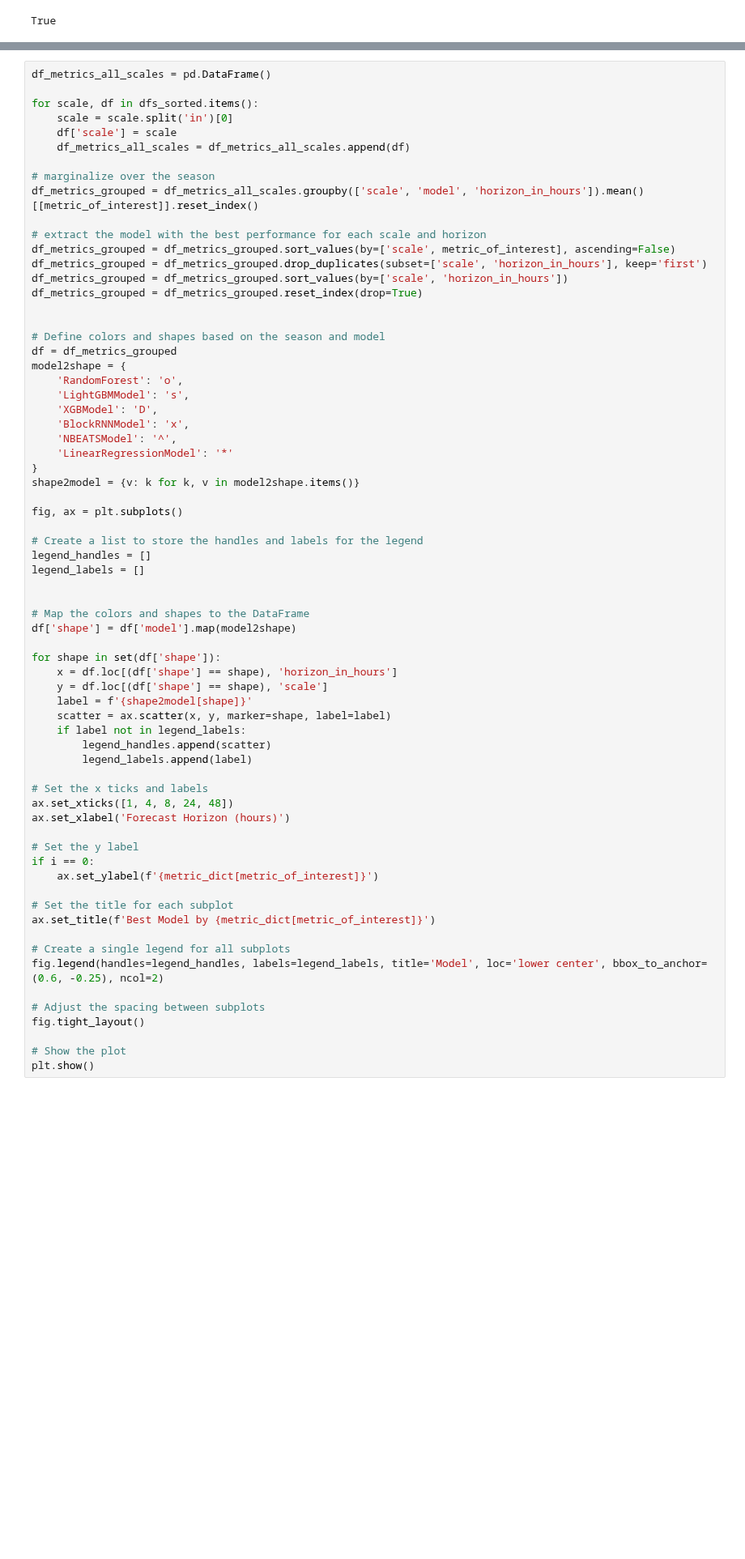
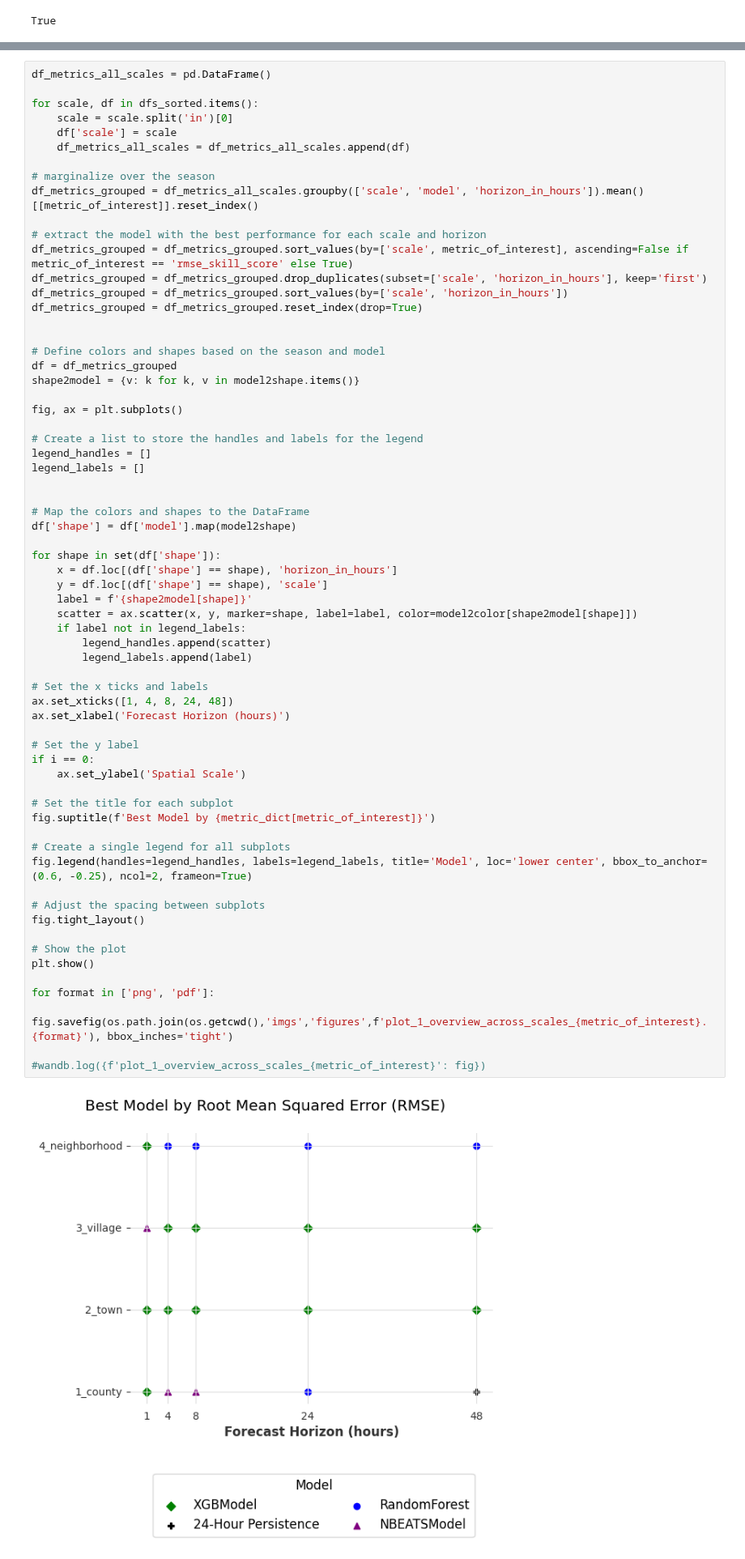
Before and after one commit to tsbyq/WattCast, a Jupyter notebook: bin/results_synthesis.ipynb, the cells around one changed output, grey strips where cells are left out. Shown at 81% size. Drawn from its saved outputs; the diff is of its cells as text; blank space fills up the shorter version.

```diff
--- a/bin/results_synthesis.ipynb
+++ b/bin/results_synthesis.ipynb
@@ -345,7 +352,7 @@ for scale, df in dfs_sorted.items():
 df_metrics_grouped = df_metrics_all_scales.groupby(['scale', 'model', 'horizon_in_hours']).mean()[[metric_of_interest]].reset_index()
 
 # extract the model with the best performance for each scale and horizon
-df_metrics_grouped = df_metrics_grouped.sort_values(by=['scale', metric_of_interest], ascending=False)
+df_metrics_grouped = df_metrics_grouped.sort_values(by=['scale', metric_of_interest], ascending=False if metric_of_interest == 'rmse_skill_score' else True)
 df_metrics_grouped = df_metrics_grouped.drop_duplicates(subset=['scale', 'horizon_in_hours'], keep='first')
 df_metrics_grouped = df_metrics_grouped.sort_values(by=['scale', 'horizon_in_hours'])
 df_metrics_grouped = df_metrics_grouped.reset_index(drop=True)
@@ -353,14 +360,6 @@ df_metrics_grouped = df_metrics_grouped.reset_index(drop=True)
 
 # Define colors and shapes based on the season and model
 df = df_metrics_grouped
-model2shape = {
-    'RandomForest': 'o',
-    'LightGBMModel': 's',
-    'XGBModel': 'D',
-    'BlockRNNModel': 'x',
-    'NBEATSModel': '^',
-    'LinearRegressionModel': '*'
-}
 shape2model = {v: k for k, v in model2shape.items()}
 
 fig, ax = plt.subplots()
@@ -370,34 +369,41 @@ legend_handles = []
 legend_labels = []
 
 
 # Map the colors and shapes to the DataFrame
 df['shape'] = df['model'].map(model2shape)
 
 for shape in set(df['shape']):
     x = df.loc[(df['shape'] == shape), 'horizon_in_hours']
     y = df.loc[(df['shape'] == shape), 'scale']
     label = f'{shape2model[shape]}'
-    scatter = ax.scatter(x, y, marker=shape, label=label)
+    scatter = ax.scatter(x, y, marker=shape, label=label, color=model2color[shape2model[shape]])
     if label not in legend_labels:
         legend_handles.append(scatter)
         legend_labels.append(label)
 
 # Set the x ticks and labels
 ax.set_xticks([1, 4, 8, 24, 48])
 ax.set_xlabel('Forecast Horizon (hours)')
 
 # Set the y label
 if i == 0:
-    ax.set_ylabel(f'{metric_dict[metric_of_interest]}')
+    ax.set_ylabel('Spatial Scale')
 
 # Set the title for each subplot
-ax.set_title(f'Best Model by {metric_dict[metric_of_interest]}')
+fig.suptitle(f'Best Model by {metric_dict[metric_of_interest]}')
 
 # Create a single legend for all subplots
-fig.legend(handles=legend_handles, labels=legend_labels, title='Model', loc='lower center', bbox_to_anchor=(0.6, -0.25), ncol=2)
+fig.legend(handles=legend_handles, labels=legend_labels, title='Model', loc='lower center', bbox_to_anchor=(0.6, -0.25), ncol=2, frameon=True)
 
 # Adjust the spacing between subplots
 fig.tight_layout()
 
 # Show the plot
 plt.show()
+
+for format in ['png', 'pdf']:
+    fig.savefig(os.path.join(os.getcwd(),'imgs','figures',f'plot_1_overview_across_scales_{metric_of_interest}.{format}'), bbox_inches='tight')
+
+#wandb.log({f'plot_1_overview_across_scales_{metric_of_interest}': fig})
+# %% [output]
+[figure, added]
```
Also changed, not shown: parts of 24 cells of this notebook, 7 other files.
